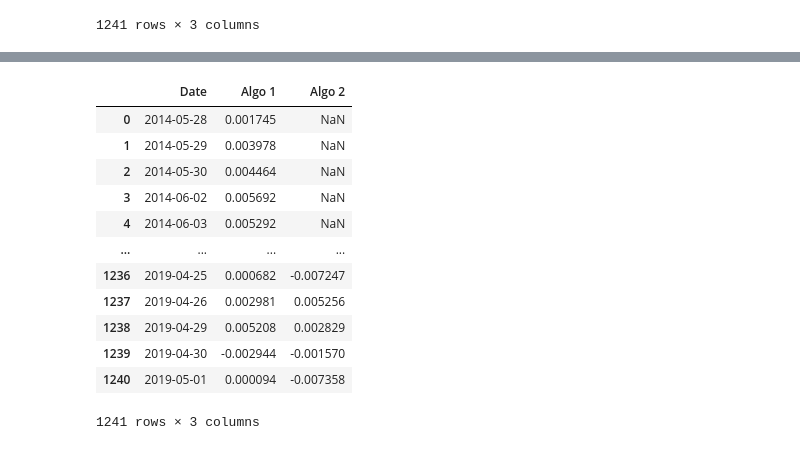
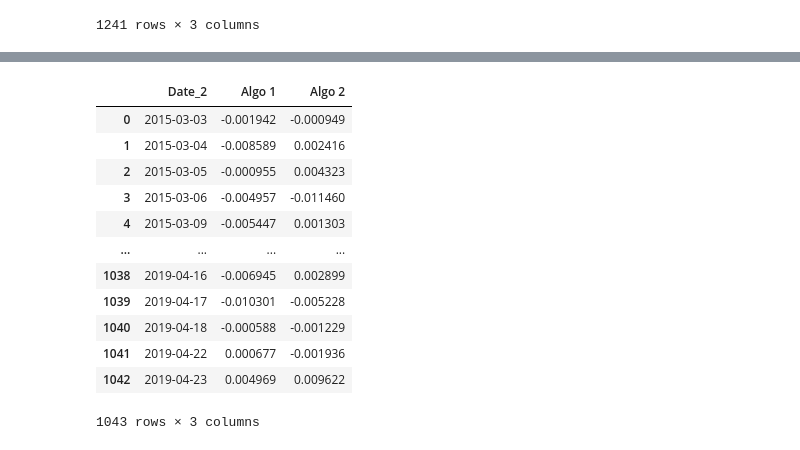
Before and after one commit to Corey-Recai/pandas-homework, a Jupyter notebook: whale_analys.ipynb, the cells around one changed output, grey strips where cells are left out. Drawn from its saved outputs; the diff is of its cells as text; code cells hidden in the pictures.

```diff
--- a/whale_analys.ipynb
+++ b/whale_analys.ipynb
@@ -177,6 +240,9 @@ algo_df
 | 1239 | 2019-04-30 | -0.002944 | -0.001570 |
 | 1240 | 2019-05-01 | 0.000094 | -0.007358 |
 1241 rows × 3 columns
+# %%
+# Convert algo_df 'Date' column to datetime
+algo_df['Date'] = pd.to_datetime(algo_df['Date'])
 # %%
 # Sort the values of algo_df by 'Date' column in ascending order
 algo_df.sort_values(by=['Date'],inplace=True)
@@ -195,3 +261,8 @@ algo_df
 | 1239 | 2019-04-30 | -0.002944 | -0.001570 |
 | 1240 | 2019-05-01 | 0.000094 | -0.007358 |
 1241 rows × 3 columns
+# %%
+# Set the range of Dates to 2015-03-02 through 2019-04-23
+algo_df_lkup = (algo_df['Date'] > '2015-03-02') & (algo_df['Date'] <= '2019-04-23')
+algo_df = algo_df.loc[algo_df_lkup]
+algo_df
@@ -198,22 +283,23 @@ algo_df
 # %%
 # Reset the index of sp_df and drop 'index' column
 algo_df.reset_index(inplace=True)
 algo_df.drop(columns=['index'], inplace=True)
+algo_df.rename(columns={'Date':'Date_2'}, inplace=True)
 algo_df
 # %% [output]
-|  | Date | Algo 1 | Algo 2 |
-| 0 | 2014-05-28 | 0.001745 | NaN |
-| 1 | 2014-05-29 | 0.003978 | NaN |
-| 2 | 2014-05-30 | 0.004464 | NaN |
-| 3 | 2014-06-02 | 0.005692 | NaN |
-| 4 | 2014-06-03 | 0.005292 | NaN |
+|  | Date_2 | Algo 1 | Algo 2 |
+| 0 | 2015-03-03 | -0.001942 | -0.000949 |
+| 1 | 2015-03-04 | -0.008589 | 0.002416 |
+| 2 | 2015-03-05 | -0.000955 | 0.004323 |
+| 3 | 2015-03-06 | -0.004957 | -0.011460 |
+| 4 | 2015-03-09 | -0.005447 | 0.001303 |
 | ... | ... | ... | ... |
-| 1236 | 2019-04-25 | 0.000682 | -0.007247 |
-| 1237 | 2019-04-26 | 0.002981 | 0.005256 |
-| 1238 | 2019-04-29 | 0.005208 | 0.002829 |
-| 1239 | 2019-04-30 | -0.002944 | -0.001570 |
-| 1240 | 2019-05-01 | 0.000094 | -0.007358 |
+| 1038 | 2019-04-16 | -0.006945 | 0.002899 |
+| 1039 | 2019-04-17 | -0.010301 | -0.005228 |
+| 1040 | 2019-04-18 | -0.000588 | -0.001229 |
+| 1041 | 2019-04-22 | 0.000677 | -0.001936 |
+| 1042 | 2019-04-23 | 0.004969 | 0.009622 |
-1241 rows × 3 columns
+1043 rows × 3 columns
 # %%
 # Combine Whale, Algorithmic and S&P 500 Returns into single DataFrame
 ret_df = pd.concat([whl_df, sp_df, algo_df], axis="columns", join="inner")
```
Also changed, not shown: parts of 11 cells of this notebook.
